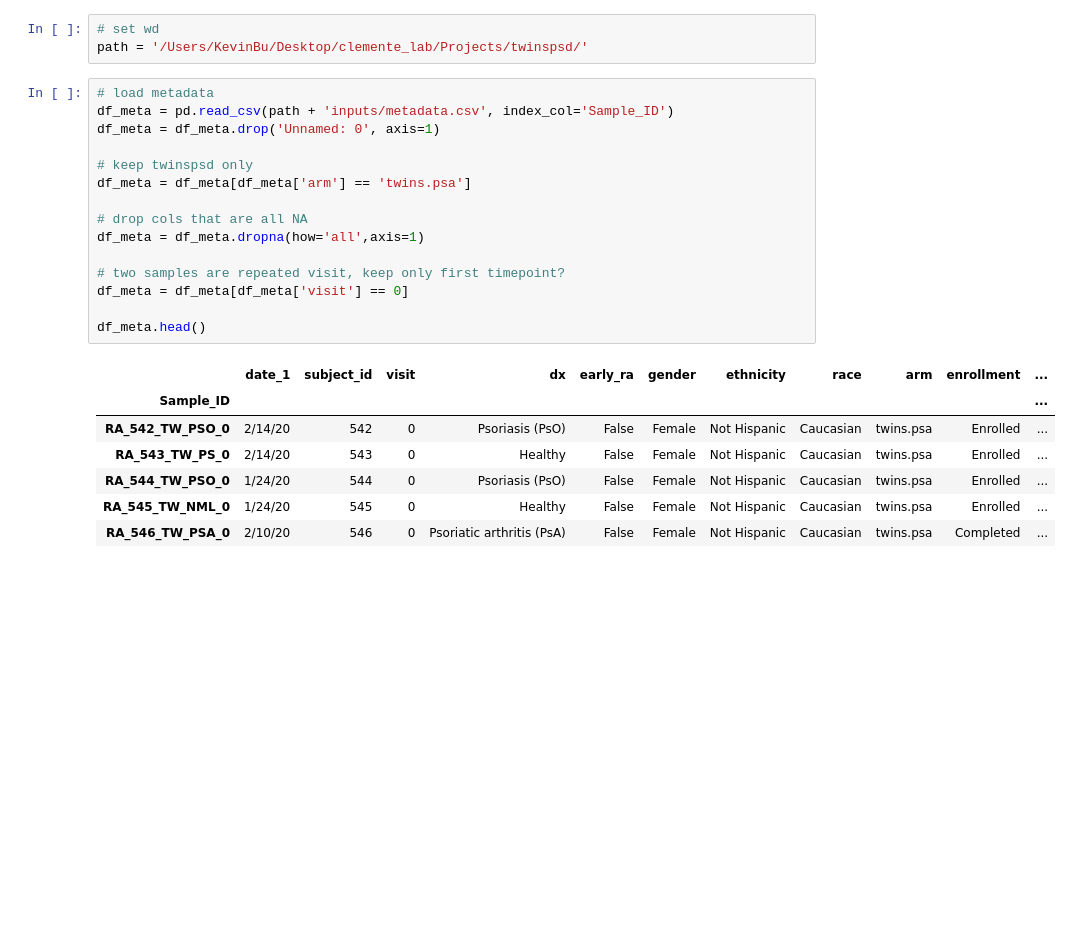
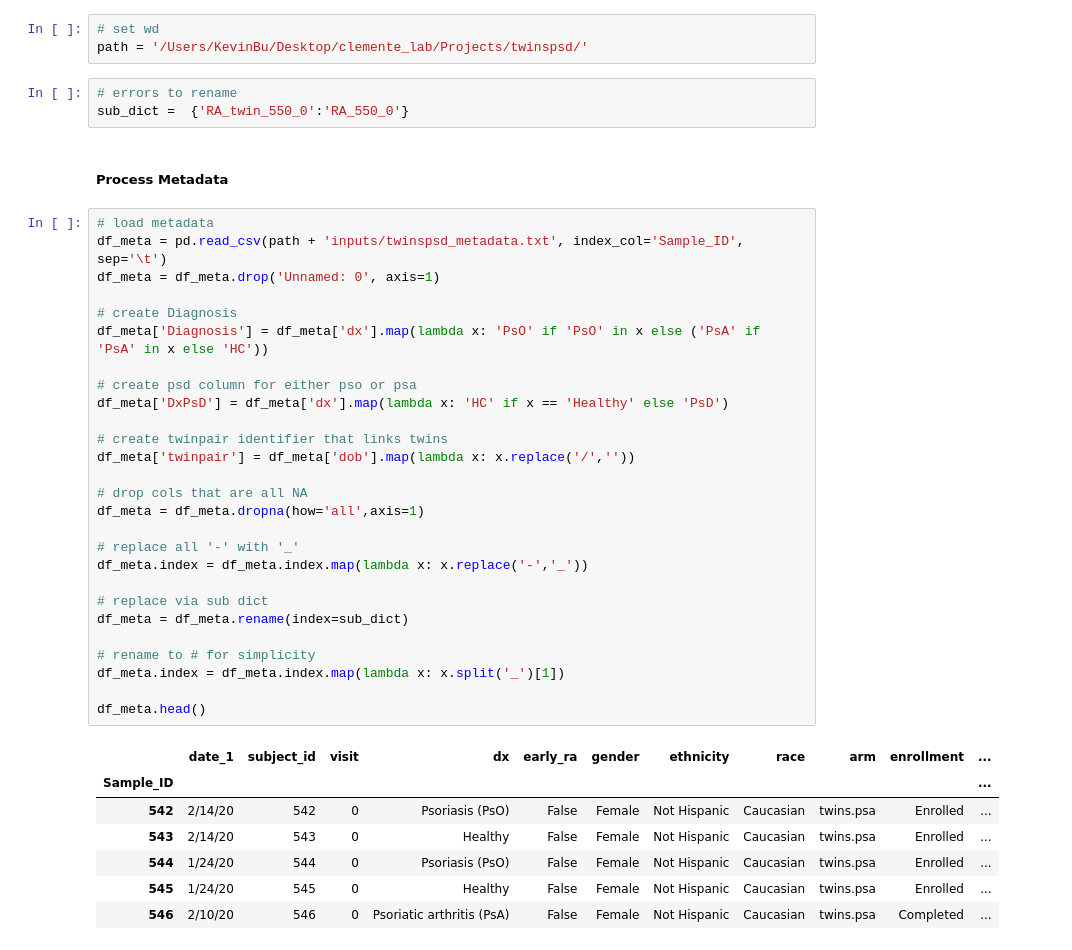
Before and after one commit to kbpi314/twinspsd, a Jupyter notebook: code/twinspsd_v1.ipynb, the cells around one changed output. Cells and saved outputs as stored; diff of their text form; blank space fills up the shorter version.

```diff
--- a/code/twinspsd_v1.ipynb
+++ b/code/twinspsd_v1.ipynb
@@ -18,26 +18,43 @@ warnings.filterwarnings('ignore')
 # %%
 # set wd
 path = '/Users/KevinBu/Desktop/clemente_lab/Projects/twinspsd/'
+# %%
+# errors to rename
+sub_dict =  {'RA_twin_550_0':'RA_550_0'}
+# %% [markdown]
+##### Process Metadata #####
 # %%
 # load metadata
-df_meta = pd.read_csv(path + 'inputs/metadata.csv', index_col='Sample_ID')
+df_meta = pd.read_csv(path + 'inputs/twinspsd_metadata.txt', index_col='Sample_ID', sep='\t')
 df_meta = df_meta.drop('Unnamed: 0', axis=1)
 
-# keep twinspsd only
-df_meta = df_meta[df_meta['arm'] == 'twins.psa']
+# create Diagnosis
+df_meta['Diagnosis'] = df_meta['dx'].map(lambda x: 'PsO' if 'PsO' in x else ('PsA' if 'PsA' in x else 'HC'))
+
+# create psd column for either pso or psa
+df_meta['DxPsD'] = df_meta['dx'].map(lambda x: 'HC' if x == 'Healthy' else 'PsD')
+
+# create twinpair identifier that links twins
+df_meta['twinpair'] = df_meta['dob'].map(lambda x: x.replace('/',''))
 
 # drop cols that are all NA
 df_meta = df_meta.dropna(how='all',axis=1)
 
-# two samples are repeated visit, keep only first timepoint?
-df_meta = df_meta[df_meta['visit'] == 0]
+# replace all '-' with '_'
+df_meta.index = df_meta.index.map(lambda x: x.replace('-','_'))
+
+# replace via sub dict
+df_meta = df_meta.rename(index=sub_dict)
+
+# rename to # for simplicity
+df_meta.index = df_meta.index.map(lambda x: x.split('_')[1])
 
 df_meta.head()
 # %% [output]
 |  | date_1 | subject_id | visit | dx | early_ra | gender | ethnicity | race | arm | enrollment | ... |
 | Sample_ID |  |  |  |  |  |  |  |  |  |  | ... |
-| RA_542_TW_PSO_0 | 2/14/20 | 542 | 0 | Psoriasis (PsO) | False | Female | Not Hispanic | Caucasian | twins.psa | Enrolled | ... |
-| RA_543_TW_PS_0 | 2/14/20 | 543 | 0 | Healthy | False | Female | Not Hispanic | Caucasian | twins.psa | Enrolled | ... |
-| RA_544_TW_PSO_0 | 1/24/20 | 544 | 0 | Psoriasis (PsO) | False | Female | Not Hispanic | Caucasian | twins.psa | Enrolled | ... |
-| RA_545_TW_NML_0 | 1/24/20 | 545 | 0 | Healthy | False | Female | Not Hispanic | Caucasian | twins.psa | Enrolled | ... |
-| RA_546_TW_PSA_0 | 2/10/20 | 546 | 0 | Psoriatic arthritis (PsA) | False | Female | Not Hispanic | Caucasian | twins.psa | Completed | ... |
+| 542 | 2/14/20 | 542 | 0 | Psoriasis (PsO) | False | Female | Not Hispanic | Caucasian | twins.psa | Enrolled | ... |
+| 543 | 2/14/20 | 543 | 0 | Healthy | False | Female | Not Hispanic | Caucasian | twins.psa | Enrolled | ... |
+| 544 | 1/24/20 | 544 | 0 | Psoriasis (PsO) | False | Female | Not Hispanic | Caucasian | twins.psa | Enrolled | ... |
+| 545 | 1/24/20 | 545 | 0 | Healthy | False | Female | Not Hispanic | Caucasian | twins.psa | Enrolled | ... |
+| 546 | 2/10/20 | 546 | 0 | Psoriatic arthritis (PsA) | False | Female | Not Hispanic | Caucasian | twins.psa | Completed | ... |
```
Also changed, not shown: parts of 19 cells of this notebook, 3 other files.
